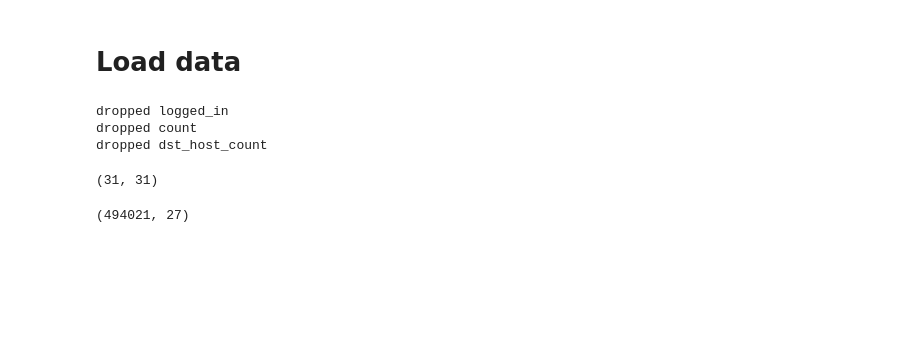
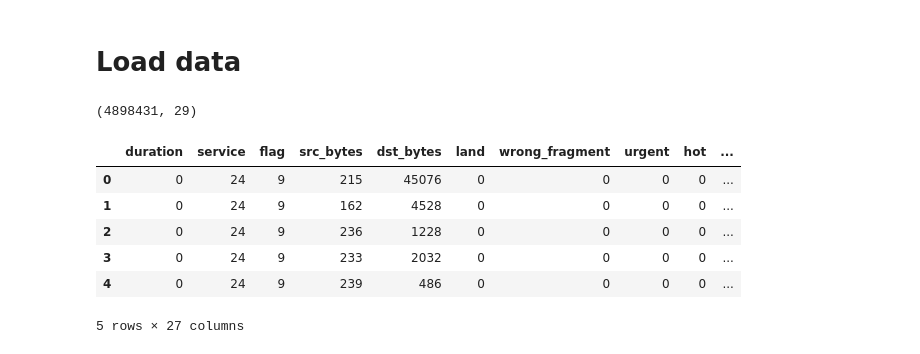
Before and after one commit to RezaAbbaszadeh/IntrusionDetection-KDD, a Jupyter notebook: ids.ipynb, the cells around one changed output. Cells and saved outputs as stored; diff of their text form; code cells hidden in the pictures; blank space fills up the shorter version.

```diff
--- a/ids.ipynb
+++ b/ids.ipynb
@@ -356,23 +390,21 @@ import time
 import pandas
 
 def dataset(file_name:str = ''):
-  return f'drive/MyDrive/ML-IDS/{file_name}'
+  return f'dataset/{file_name}'
 # %%
-df = pandas.read_csv(dataset('dataset.csv'))
+df = pandas.read_csv(dataset('dataset2.csv'))
+df.shape
+# %% [output]
+(4898431, 29)
-# %%
-for f,value in corr['Attack Type'].items():
-  if abs(value) > 0.6 and f!='Attack Type':
-    df.drop(f,axis = 1, inplace=True)
-    print('dropped', f)
-corr.shape
-# %% [output]
-dropped logged_in
-dropped count
-dropped dst_host_count
-(31, 31)
 # %%
-df.shape
+df.head()
 # %% [output]
+|  | duration | service | flag | src_bytes | dst_bytes | land | wrong_fragment | urgent | hot | ... |
+| 0 | 0 | 24 | 9 | 215 | 45076 | 0 | 0 | 0 | 0 | ... |
+| 1 | 0 | 24 | 9 | 162 | 4528 | 0 | 0 | 0 | 0 | ... |
+| 2 | 0 | 24 | 9 | 236 | 1228 | 0 | 0 | 0 | 0 | ... |
+| 3 | 0 | 24 | 9 | 233 | 2032 | 0 | 0 | 0 | 0 | ... |
+| 4 | 0 | 24 | 9 | 239 | 486 | 0 | 0 | 0 | 0 | ... |
-(494021, 27)
+5 rows × 27 columns
 # %%
 # Target variable and train set
```
Also changed, not shown: parts of 37 cells of this notebook, 1 other file.
